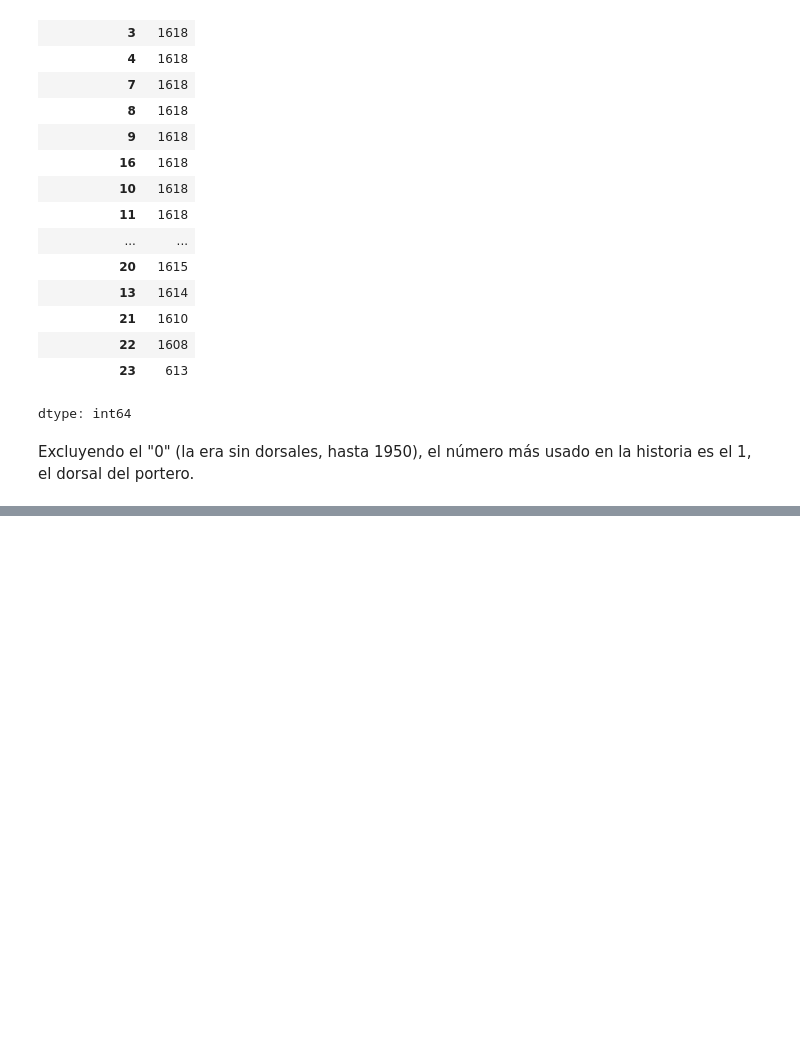
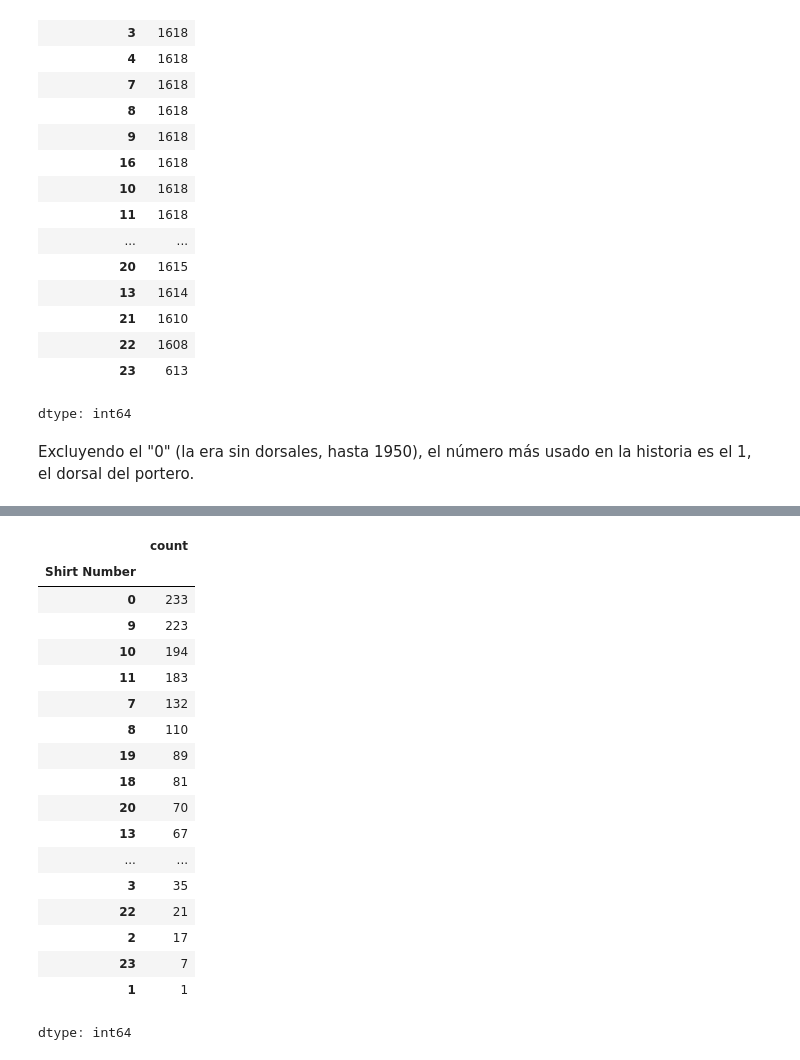
Before and after one commit to claudiocdc/fifa-world-cup-analysis, a Jupyter notebook: 01_Limpieza_Fifa_WorldCup.ipynb, the cells around one changed output, grey strips where cells are left out. Drawn from its saved outputs; the diff is of its cells as text; code cells hidden in the pictures; blank space fills up the shorter version.

```diff
--- a/01_Limpieza_Fifa_WorldCup.ipynb
+++ b/01_Limpieza_Fifa_WorldCup.ipynb
@@ -431,0 +455,25 @@ Excluyendo el "0" (la era sin dorsales, hasta 1950), el número más usado en la
+# %%
+#Debemos pillar solo los que contengan "G" = Gol, na=False https://pandas.pydata.org/docs/reference/api/pandas.Series.str.contains.html
+
+goals = df_players_year[df_players_year['Event'].str.contains('G', na=False)]
+goals['Shirt Number'].value_counts()
+# %% [output]
+|  | count |
+| Shirt Number |  |
+| 0 | 233 |
+| 9 | 223 |
+| 10 | 194 |
+| 11 | 183 |
+| 7 | 132 |
+| 8 | 110 |
+| 19 | 89 |
+| 18 | 81 |
+| 20 | 70 |
+| 13 | 67 |
+| ... | ... |
+| 3 | 35 |
+| 22 | 21 |
+| 2 | 17 |
+| 23 | 7 |
+| 1 | 1 |
+dtype: int64
```
Also changed, not shown: parts of 5 cells of this notebook.
